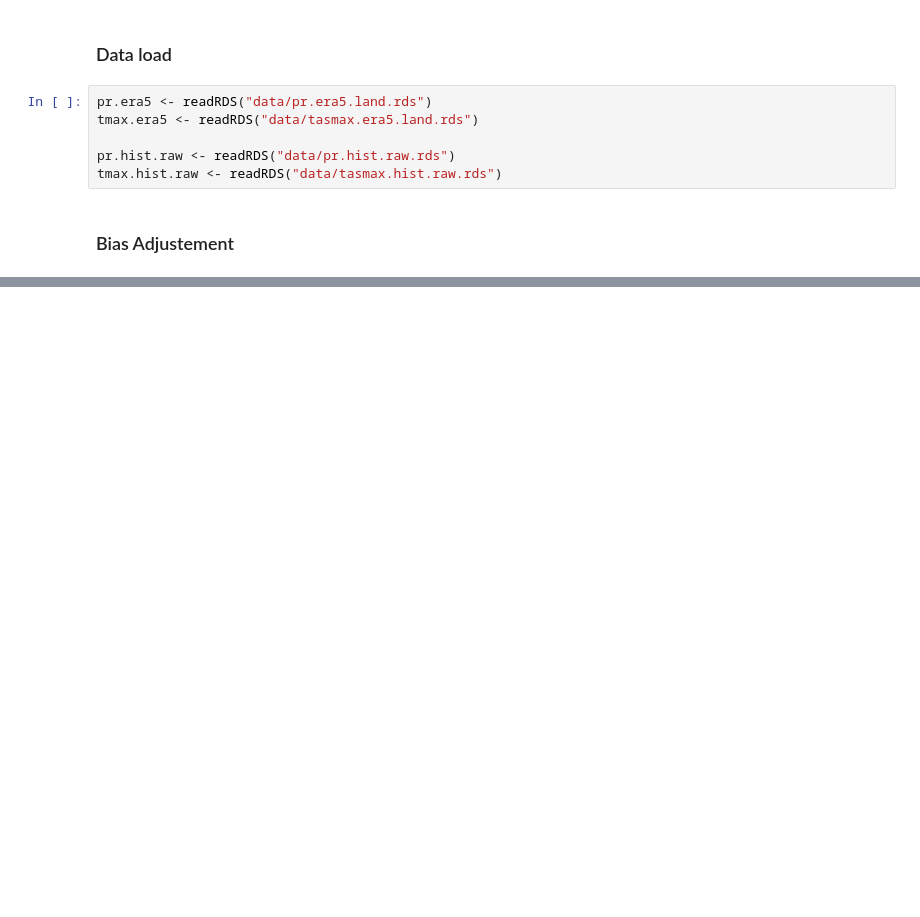
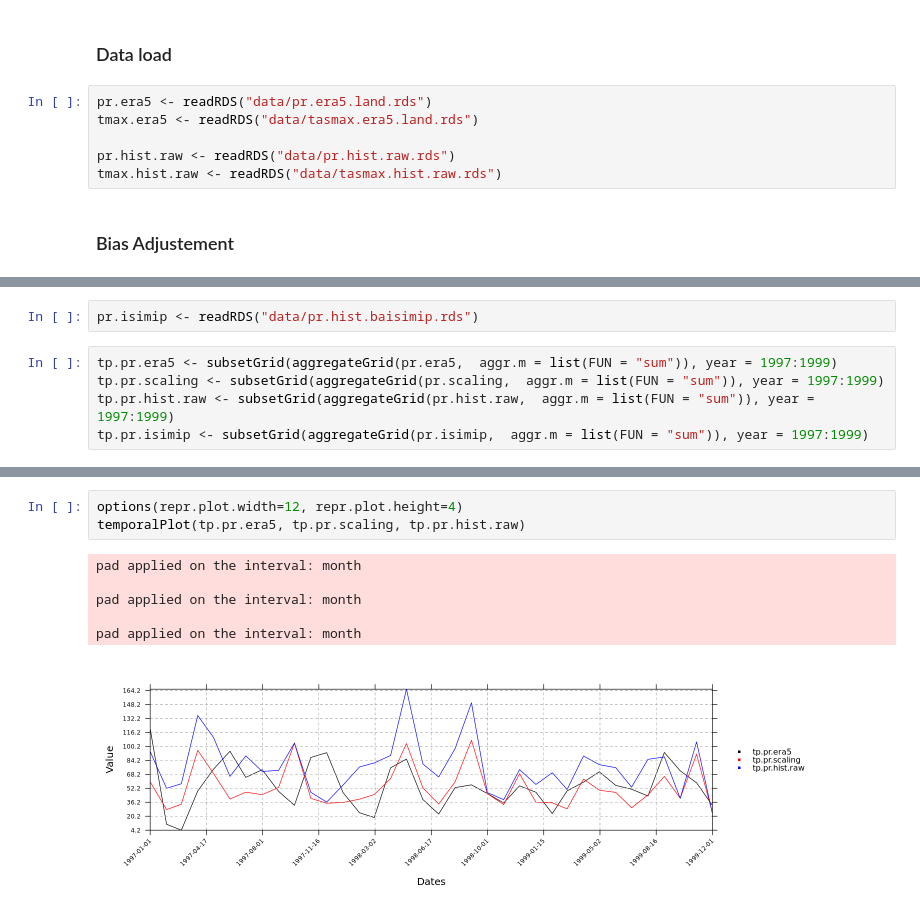
Before and after one commit to miriamfuente/CE_Hot-Dry_Hot-Wet, a Jupyter notebook: load.data.and.bias.adjustment.ipynb, the cells around one changed output, grey strips where cells are left out. Drawn from its saved outputs; the diff is of its cells as text; blank space fills up the shorter version.

```diff
--- a/load.data.and.bias.adjustment.ipynb
+++ b/load.data.and.bias.adjustment.ipynb
@@ -222,0 +248,7 @@ spatialPlot(makeMultiGrid(climatology(pr.era5), climatology(pr.hist.raw), climat
+# %%
+pr.isimip <- readRDS("data/pr.hist.baisimip.rds")
+# %%
+tp.pr.era5 <- subsetGrid(aggregateGrid(pr.era5,  aggr.m = list(FUN = "sum")), year = 1997:1999)
+tp.pr.scaling <- subsetGrid(aggregateGrid(pr.scaling,  aggr.m = list(FUN = "sum")), year = 1997:1999)
+tp.pr.hist.raw <- subsetGrid(aggregateGrid(pr.hist.raw,  aggr.m = list(FUN = "sum")), year = 1997:1999)
+tp.pr.isimip <- subsetGrid(aggregateGrid(pr.isimip,  aggr.m = list(FUN = "sum")), year = 1997:1999)
@@ -223,3 +271,13 @@ spatialPlot(makeMultiGrid(climatology(pr.era5), climatology(pr.hist.raw), climat
+# %%
+options(repr.plot.width=12, repr.plot.height=4)
+temporalPlot(tp.pr.era5, tp.pr.scaling, tp.pr.hist.raw)
+# %% [output]
+pad applied on the interval: month
+
+pad applied on the interval: month
+
+pad applied on the interval: month
+[figure, added]
 # %%
 aux <- list()
 
```
Also changed, not shown: parts of 9 cells of this notebook, 7 other files.
